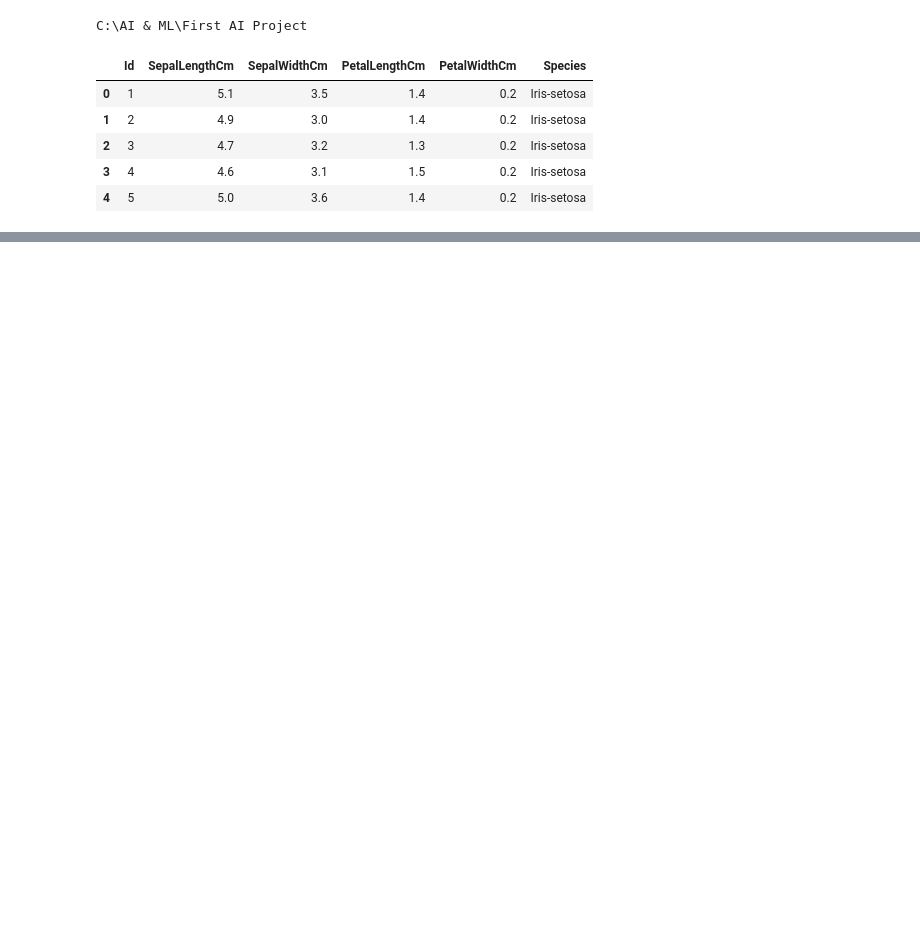
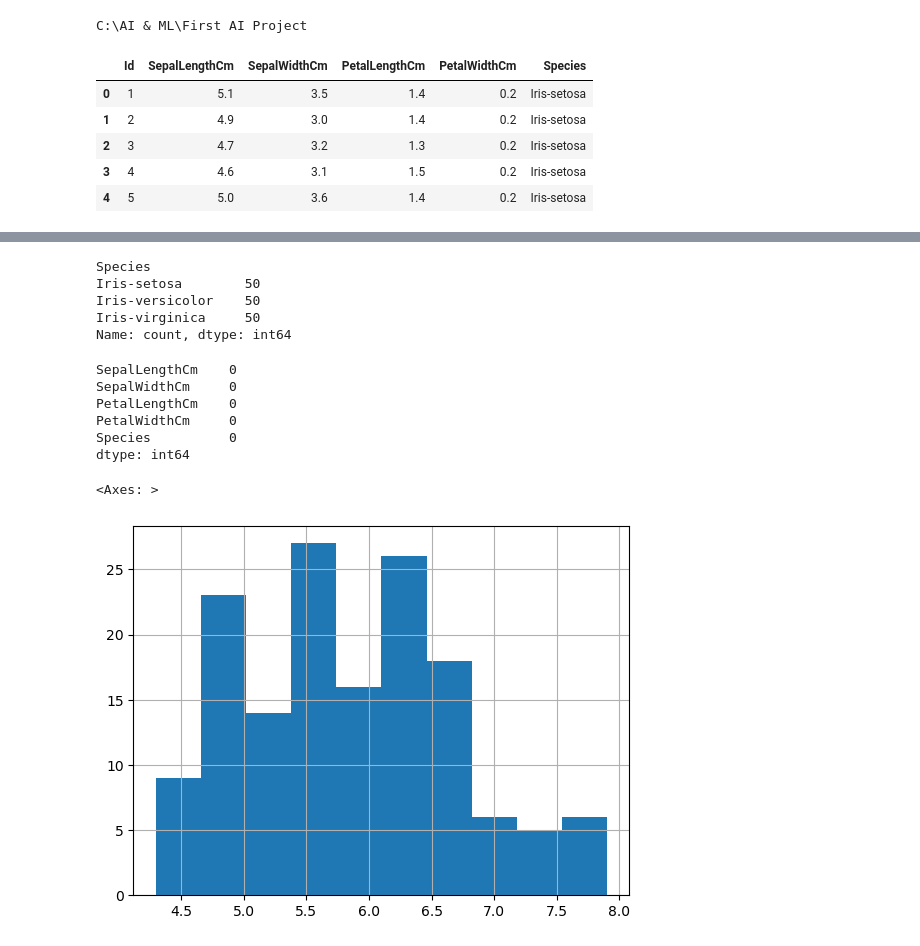
Before and after one commit to mzaidaqil/iris-classification, a Jupyter notebook: iris_classification.ipynb, the cells around one changed output, grey strips where cells are left out. Drawn from its saved outputs; the diff is of its cells as text; code cells hidden in the pictures; blank space fills up the shorter version.

```diff
--- a/iris_classification.ipynb
+++ b/iris_classification.ipynb
@@ -18,3 +18,6 @@ df.head()
 | 2 | 3 | 4.7 | 3.2 | 1.3 | 0.2 | Iris-setosa |
 | 3 | 4 | 4.6 | 3.1 | 1.5 | 0.2 | Iris-setosa |
 | 4 | 5 | 5.0 | 3.6 | 1.4 | 0.2 | Iris-setosa |
+# %%
+df = df.drop(columns =['Id'])
+df.head()
@@ -20,0 +60,26 @@ df.head()
+# %%
+#to display no. of samples on each class
+df['Species'].value_counts()
+# %% [output]
+Species
+Iris-setosa        50
+Iris-versicolor    50
+Iris-virginica     50
+Name: count, dtype: int64
+# %%
+#Preprocessing the dataset
+# check for null values
+df.isnull().sum()
+# %% [output]
+SepalLengthCm    0
+SepalWidthCm     0
+PetalLengthCm    0
+PetalWidthCm     0
+Species          0
+dtype: int64
+# %%
+#Exploratory Data Analysis
+df['SepalLengthCm'].hist()
+# %% [output]
+<Axes: >
+[figure, added]
```
Also changed, not shown: parts of 26 cells of this notebook.
